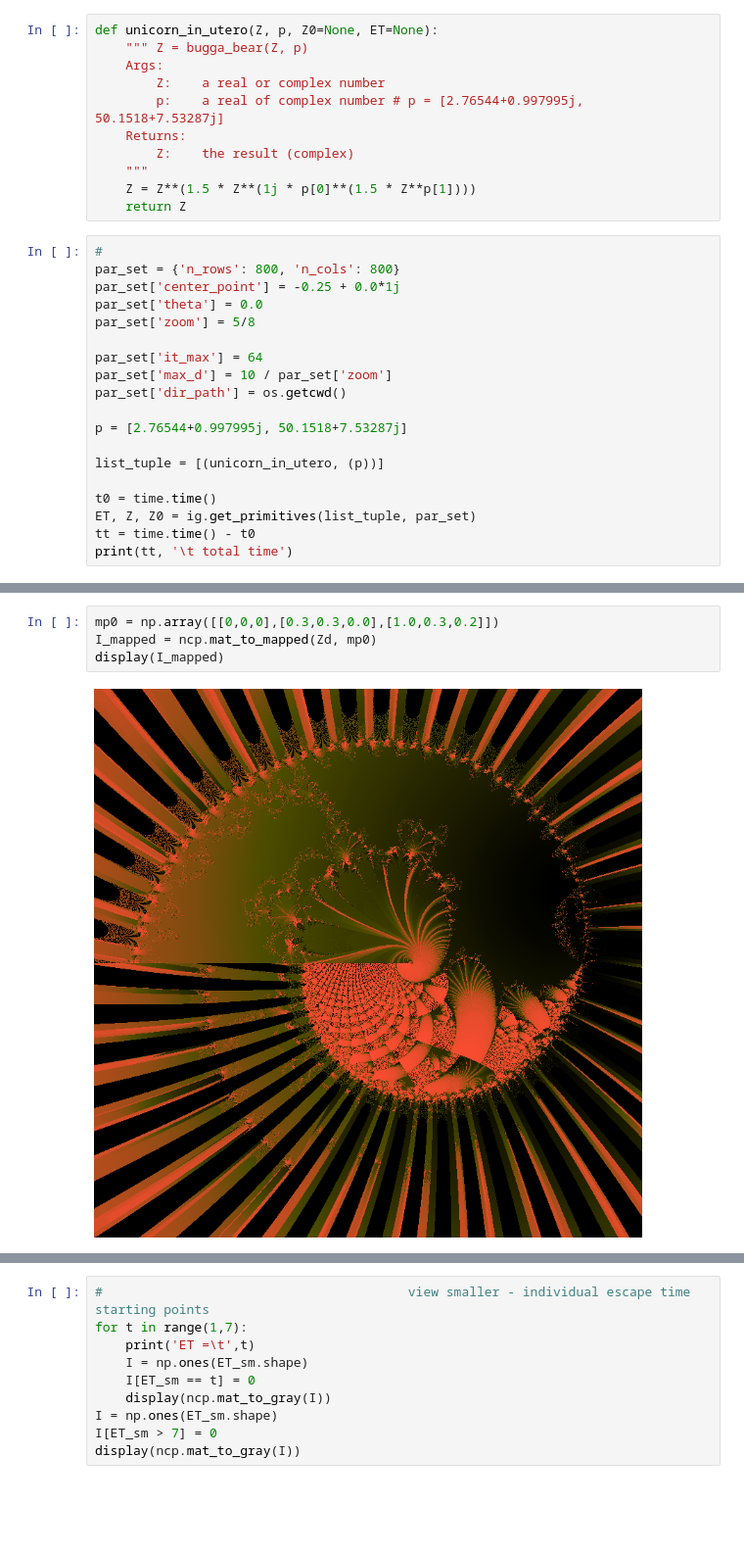
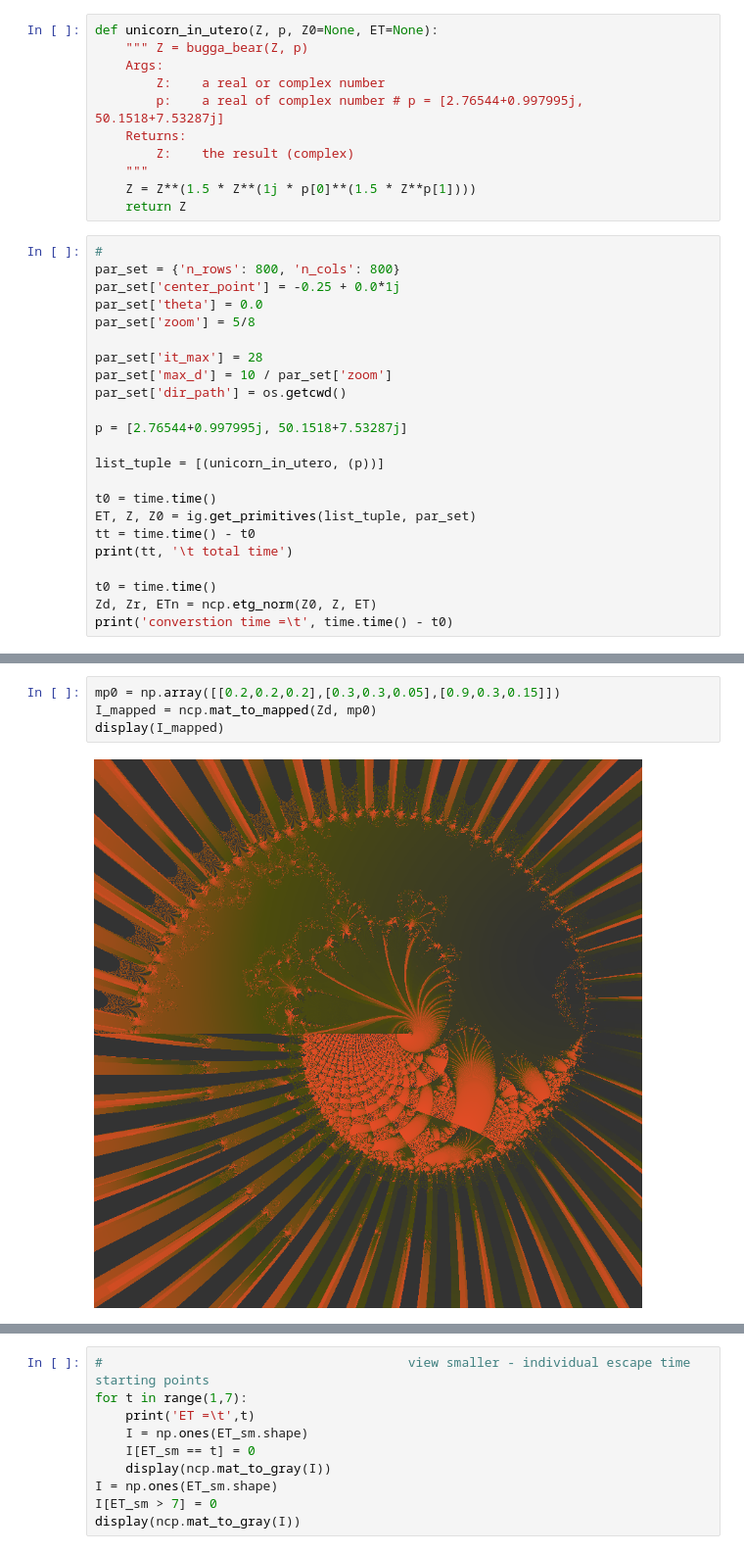
Before and after one commit to dlanier/FlyingMachineFractal, a Jupyter notebook: fig_notebooks/unicorn_in_utero.ipynb, the cells around one changed output, grey strips where cells are left out. Shown at 98% size. Cells and saved outputs as stored; diff of their text form; blank space fills up the shorter version.

Commit message:
rangenorm graphcs

```diff
--- a/fig_notebooks/unicorn_in_utero.ipynb
+++ b/fig_notebooks/unicorn_in_utero.ipynb
@@ -52,7 +52,7 @@ par_set['center_point'] = -0.25 + 0.0*1j
 par_set['theta'] = 0.0
 par_set['zoom'] = 5/8
 
-par_set['it_max'] = 64
+par_set['it_max'] = 28
 par_set['max_d'] = 10 / par_set['zoom']
 par_set['dir_path'] = os.getcwd()
 
@@ -64,4 +64,8 @@ t0 = time.time()
 ET, Z, Z0 = ig.get_primitives(list_tuple, par_set)
 tt = time.time() - t0
 print(tt, '\t total time')
+
+t0 = time.time()
+Zd, Zr, ETn = ncp.etg_norm(Z0, Z, ET)
+print('converstion time =\t', time.time() - t0)
 # %% [output]
@@ -148,9 +112,9 @@ coloring time:   5.697283744812012
 # %%
-mp0 = np.array([[0,0,0],[0.3,0.3,0.0],[1.0,0.3,0.2]])
+mp0 = np.array([[0.2,0.2,0.2],[0.3,0.3,0.05],[0.9,0.3,0.15]])
 I_mapped = ncp.mat_to_mapped(Zd, mp0)
 display(I_mapped)
 # %% [output]
-[figure, old version]
+[figure, new version]
 # %%
 #
 par_s = {'n_rows': 200, 'n_cols': 200}
```
Also changed, not shown: parts of 15 cells of this notebook.
